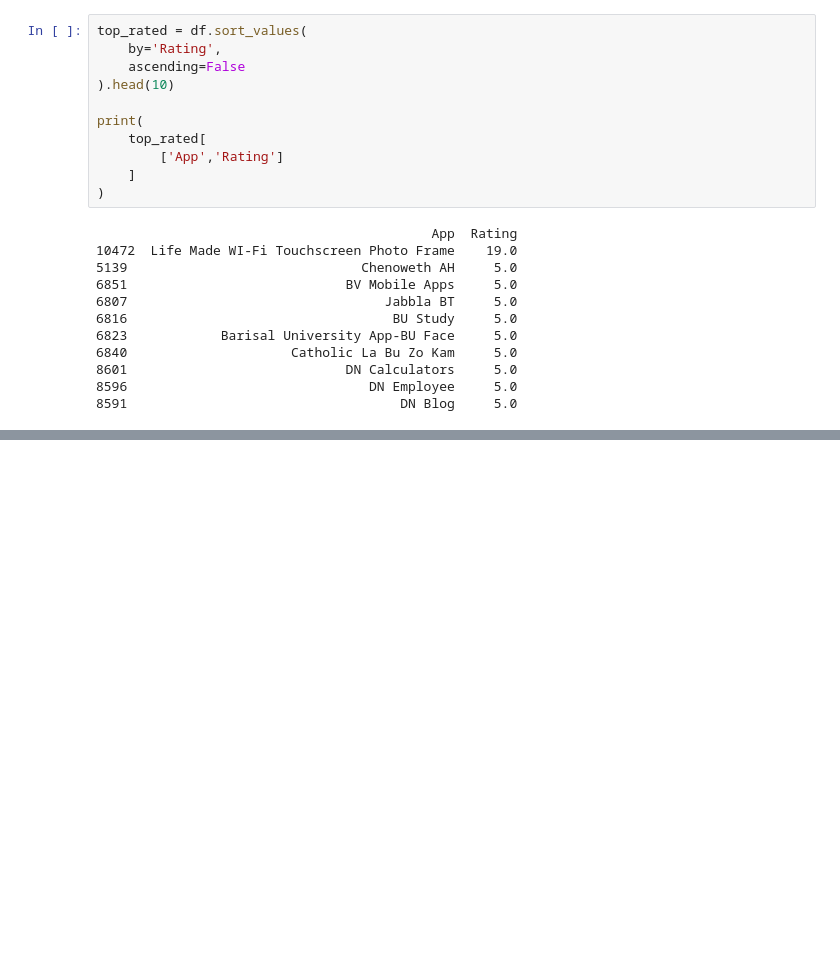
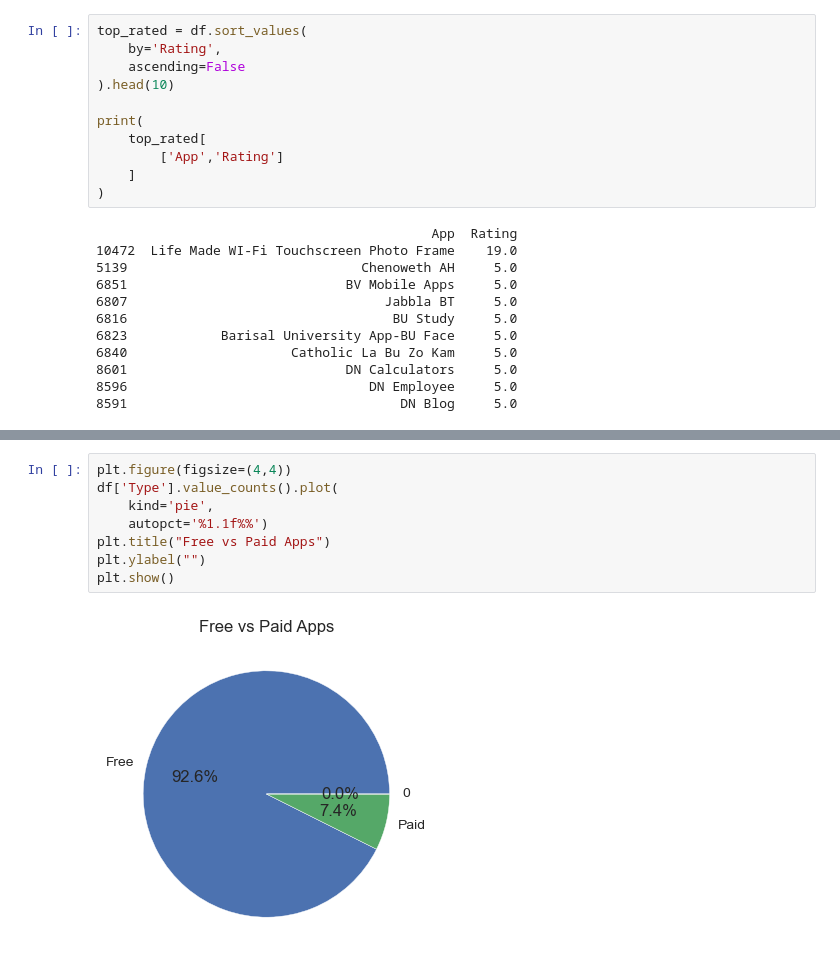
Before and after one commit to abhishekakhand737/Eda-Projects, a Jupyter notebook: 08_Playstore_Eda.ipynb, the cells around one changed output, grey strips where cells are left out. Saved outputs shown, nothing was run; the diff lists cells and outputs as text; blank space fills up the shorter version.

```diff
--- a/08_Playstore_Eda.ipynb
+++ b/08_Playstore_Eda.ipynb
@@ -245,0 +261,10 @@ plt.show()
+# %%
+plt.figure(figsize=(4,4))
+df['Type'].value_counts().plot(
+    kind='pie',
+    autopct='%1.1f%%')
+plt.title("Free vs Paid Apps")
+plt.ylabel("")
+plt.show()
+# %% [output]
+[figure, added]
```
Also changed, not shown: parts of 59 cells of this notebook.
